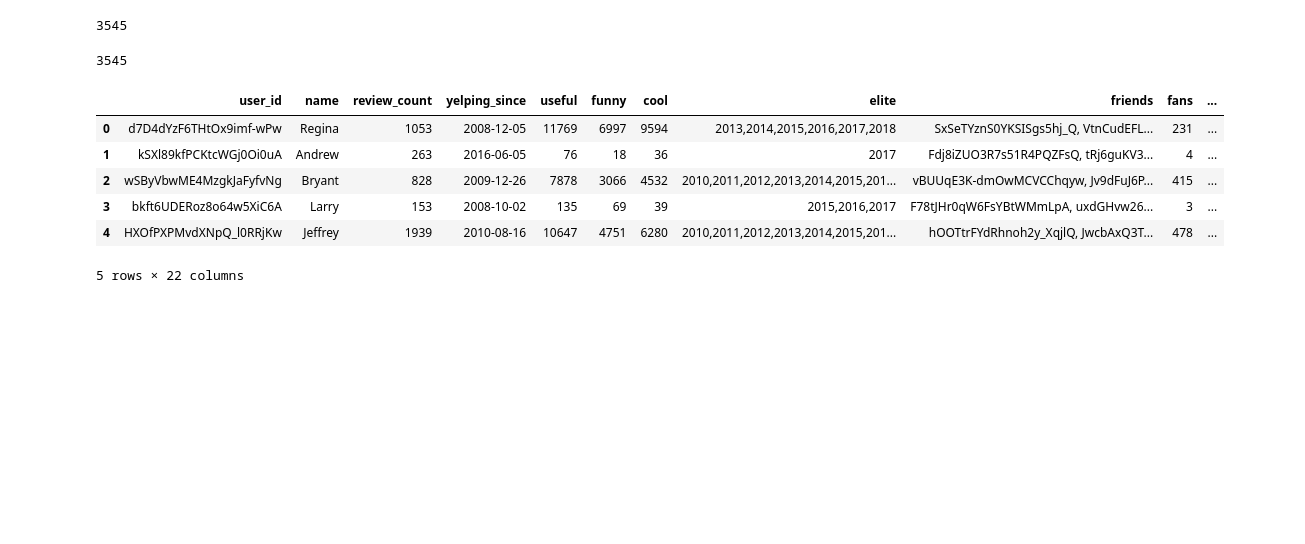
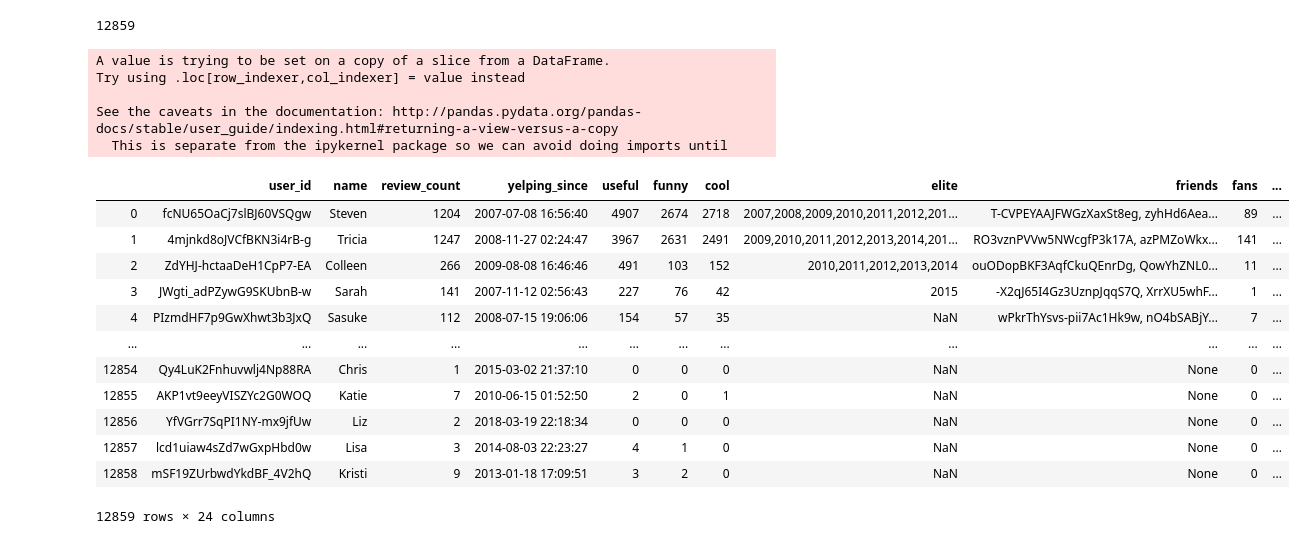
Before and after one commit to rnair7163/Restaurant-Recommendation-System-using-Yelp-Dataset, a Jupyter notebook: EDA/User-DC.ipynb, the cells around one changed output. Saved outputs shown, nothing was run; the diff lists cells and outputs as text; code cells hidden in the pictures; blank space fills up the shorter version.

```diff
--- a/EDA/User-DC.ipynb
+++ b/EDA/User-DC.ipynb
@@ -104,0 +67,3 @@ Name: yelping_since, dtype: object
+# %%
+user_df['is_elite'] = ~np.array(user_df.elite.isnull())
+user_df.is_elite.describe()
@@ -105,20 +81,29 @@ Name: yelping_since, dtype: object
+# %%
+# too many values, may be just take year.
+len(user_df.yelping_since.unique())
+# %% [output]
+12859
 # %%
-yelping_since = [x.split(' ')[0] for x in users.yelping_since]
-len(np.unique(yelping_since))
+# get the year
+yr_ls = [eval(x.split('-')[0]) for x in user_df.yelping_since]
+user_df['year'] = yr_ls
+user_df
 # %% [output]
-3545
+A value is trying to be set on a copy of a slice from a DataFrame.
+Try using .loc[row_indexer,col_indexer] = value instead
+
+See the caveats in the documentation: http://pandas.pydata.org/pandas-docs/stable/user_guide/indexing.html#returning-a-view-versus-a-copy
+  This is separate from the ipykernel package so we can avoid doing imports until
+|  | user_id | name | review_count | yelping_since | useful | funny | cool | elite | friends | fans | ... |
+| 0 | fcNU65OaCj7slBJ60VSQgw | Steven | 1204 | 2007-07-08 16:56:40 | 4907 | 2674 | 2718 | 2007,2008,2009,2010,2011,2012,201... | T-CVPEYAAJFWGzXaxSt8eg, zyhHd6Aea... | 89 | ... |
+| 1 | 4mjnkd8oJVCfBKN3i4rB-g | Tricia | 1247 | 2008-11-27 02:24:47 | 3967 | 2631 | 2491 | 2009,2010,2011,2012,2013,2014,201... | RO3vznPVVw5NWcgfP3k17A, azPMZoWkx... | 141 | ... |
+| 2 | ZdYHJ-hctaaDeH1CpP7-EA | Colleen | 266 | 2009-08-08 16:46:46 | 491 | 103 | 152 | 2010,2011,2012,2013,2014 | ouODopBKF3AqfCkuQEnrDg, QowYhZNL0... | 11 | ... |
+| 3 | JWgti_adPZywG9SKUbnB-w | Sarah | 141 | 2007-11-12 02:56:43 | 227 | 76 | 42 | 2015 | -X2qJ65I4Gz3UznpJqqS7Q, XrrXU5whF... | 1 | ... |
+| 4 | PIzmdHF7p9GwXhwt3b3JxQ | Sasuke | 112 | 2008-07-15 19:06:06 | 154 | 57 | 35 | NaN | wPkrThYsvs-pii7Ac1Hk9w, nO4bSABjY... | 7 | ... |
+| ... | ... | ... | ... | ... | ... | ... | ... | ... | ... | ... | ... |
+| 12854 | Qy4LuK2Fnhuvwlj4Np88RA | Chris | 1 | 2015-03-02 21:37:10 | 0 | 0 | 0 | NaN | None | 0 | ... |
+| 12855 | AKP1vt9eeyVISZYc2G0WOQ | Katie | 7 | 2010-06-15 01:52:50 | 2 | 0 | 1 | NaN | None | 0 | ... |
+| 12856 | YfVGrr7SqPI1NY-mx9jfUw | Liz | 2 | 2018-03-19 22:18:34 | 0 | 0 | 0 | NaN | None | 0 | ... |
+| 12857 | lcd1uiaw4sZd7wGxpHbd0w | Lisa | 3 | 2014-08-03 22:23:27 | 4 | 1 | 0 | NaN | None | 0 | ... |
+| 12858 | mSF19ZUrbwdYkdBF_4V2hQ | Kristi | 9 | 2013-01-18 17:09:51 | 3 | 2 | 0 | NaN | None | 0 | ... |
+12859 rows × 24 columns
-# %%
-users.yelping_since = yelping_since
-len(users.yelping_since.unique())
-# %% [output]
-3545
-# %%
-users.head()
-# %% [output]
-|  | user_id | name | review_count | yelping_since | useful | funny | cool | elite | friends | fans | ... |
-| 0 | d7D4dYzF6THtOx9imf-wPw | Regina | 1053 | 2008-12-05 | 11769 | 6997 | 9594 | 2013,2014,2015,2016,2017,2018 | SxSeTYznS0YKSISgs5hj_Q, VtnCudEFL... | 231 | ... |
-| 1 | kSXl89kfPCKtcWGj0Oi0uA | Andrew | 263 | 2016-06-05 | 76 | 18 | 36 | 2017 | Fdj8iZUO3R7s51R4PQZFsQ, tRj6guKV3... | 4 | ... |
-| 2 | wSByVbwME4MzgkJaFyfvNg | Bryant | 828 | 2009-12-26 | 7878 | 3066 | 4532 | 2010,2011,2012,2013,2014,2015,201... | vBUUqE3K-dmOwMCVCChqyw, Jv9dFuJ6P... | 415 | ... |
-| 3 | bkft6UDERoz8o64w5XiC6A | Larry | 153 | 2008-10-02 | 135 | 69 | 39 | 2015,2016,2017 | F78tJHr0qW6FsYBtWMmLpA, uxdGHvw26... | 3 | ... |
-| 4 | HXOfPXPMvdXNpQ_l0RRjKw | Jeffrey | 1939 | 2010-08-16 | 10647 | 4751 | 6280 | 2010,2011,2012,2013,2014,2015,201... | hOOTtrFYdRhnoh2y_XqjlQ, JwcbAxQ3T... | 478 | ... |
-5 rows × 22 columns
```
Also changed, not shown: parts of 16 cells of this notebook, 2 other files.
